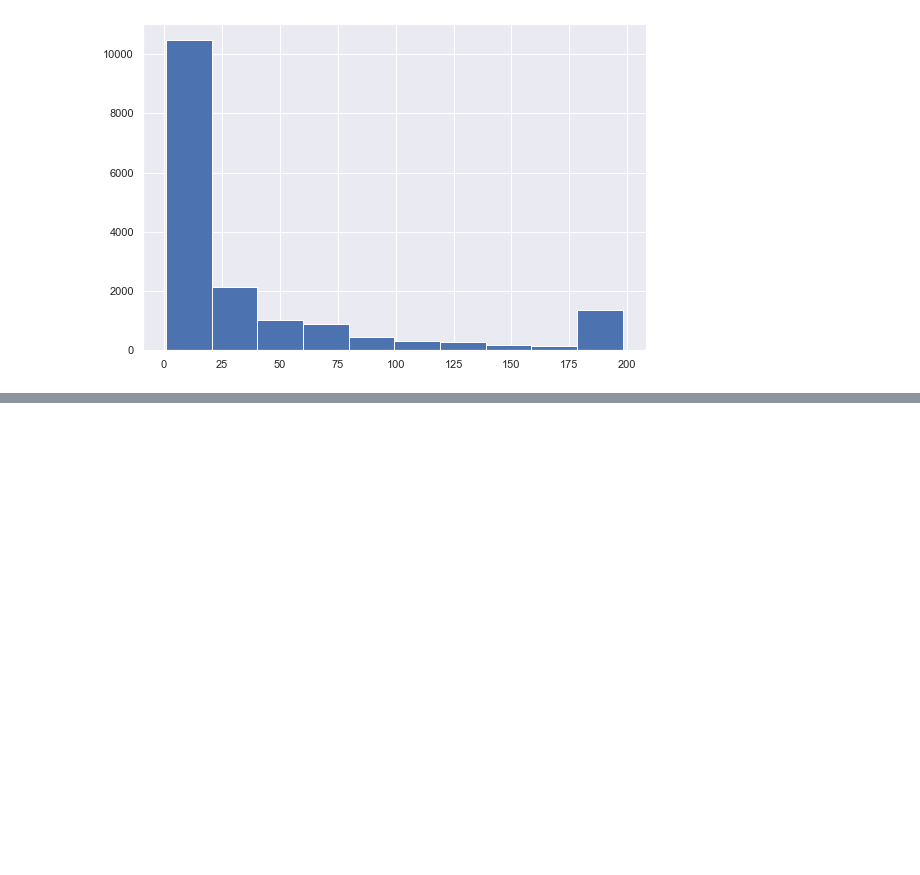
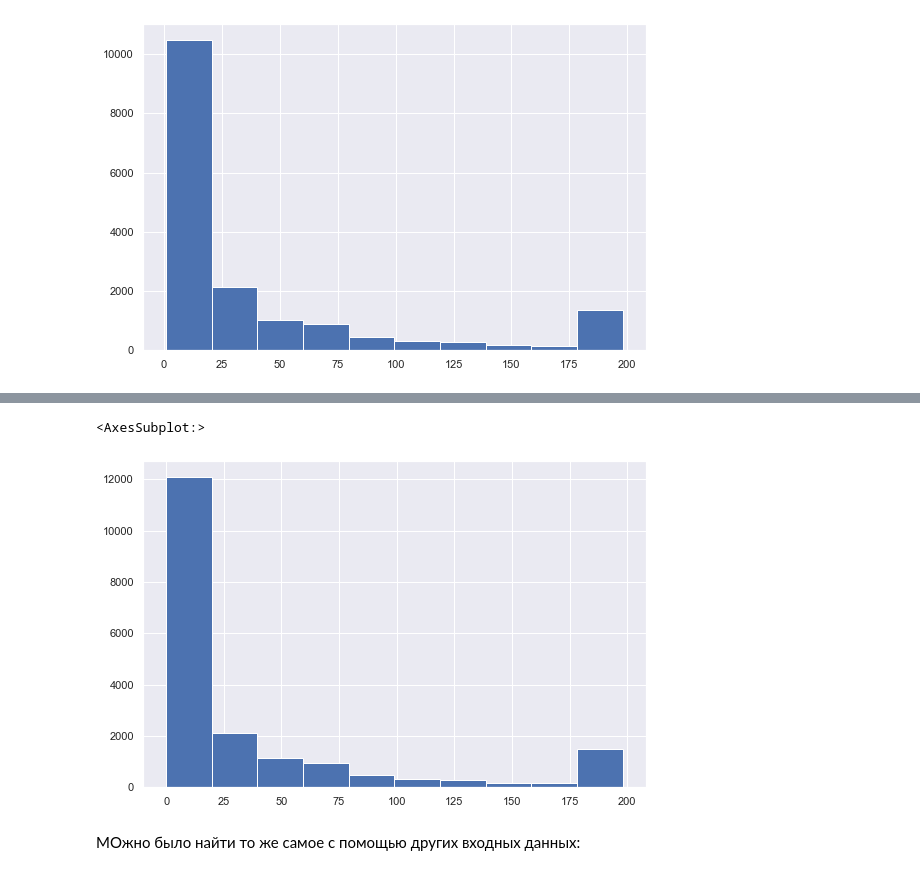
Before and after one commit to Accolyte42/Carpov_ML, a Jupyter notebook: Stepik ML consest.ipynb, the cells around one changed output, grey strips where cells are left out. Cells and saved outputs as stored; diff of their text form; code cells hidden in the pictures; blank space fills up the shorter version.

```diff
--- a/Stepik ML consest.ipynb
+++ b/Stepik ML consest.ipynb
@@ -160,0 +201,11 @@ events_data[events_data.action == 'passed'] \
+# %%
+events_data.pivot_table(index='user_id',
+                        columns='action',
+                        values='step_id',
+                        aggfunc='count',
+                        fill_value=0).reset_index().discovered.hist()
+# %% [output]
+<AxesSubplot:>
+[figure, added]
+# %% [markdown]
+МОжно было найти то же самое с помощью других входных данных:
```
Also changed, not shown: parts of 14 cells of this notebook.
